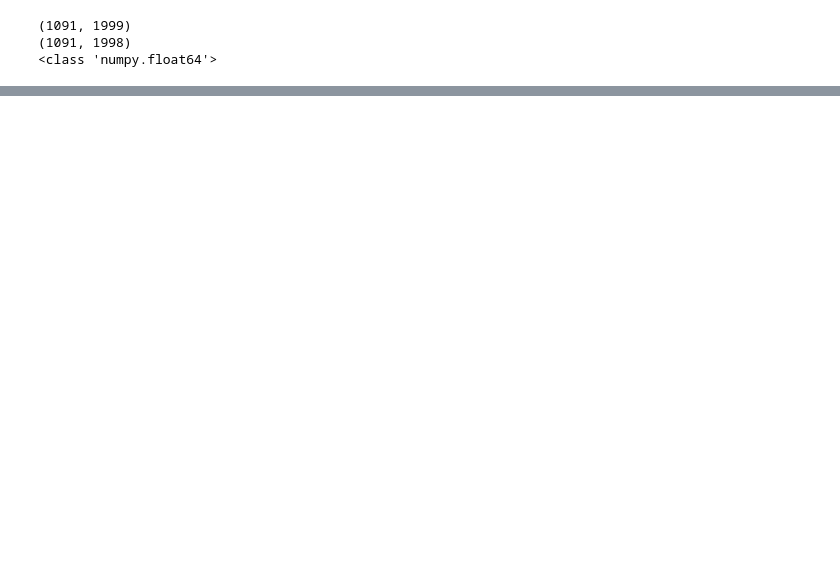
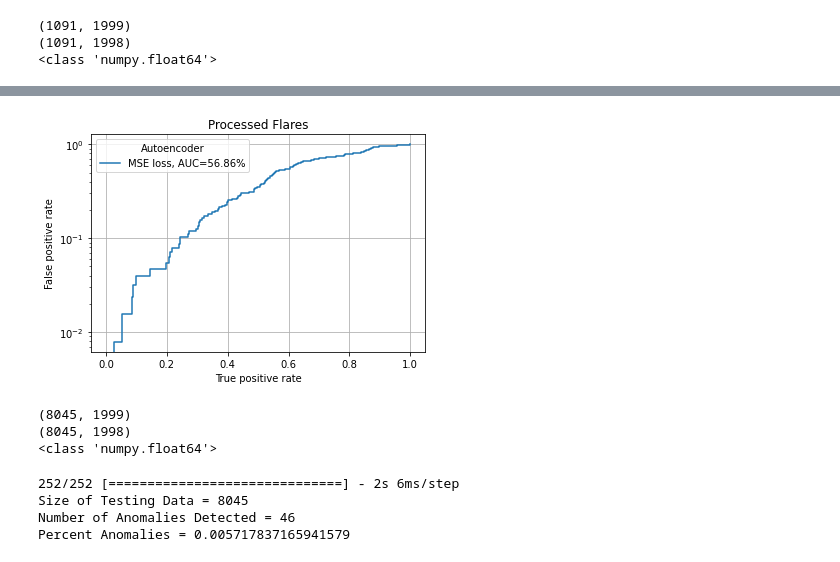
Before and after one commit to avalluvan/SXR-Solar-Flare-Classification, a Jupyter notebook: anomalydetection.ipynb, the cells around one changed output, grey strips where cells are left out. Cells and saved outputs as stored; diff of their text form; code cells hidden in the pictures; blank space fills up the shorter version.

```diff
--- a/anomalydetection.ipynb
+++ b/anomalydetection.ipynb
@@ -281,0 +263,67 @@ for i in anomids:
+# %%
+# ROC and AUC of Processed Flares
+fpr, tpr, thresholds = roc_curve(labelsnorm, reconerror)
+
+plt.figure()
+plt.plot(tpr, fpr, label=f"MSE loss, AUC={auc(fpr, tpr)*100:.2f}%")
+plt.semilogy()
+plt.legend(title="Autoencoder")
+plt.xlabel("True positive rate")
+plt.ylabel("False positive rate")
+plt.grid()
+plt.title("Processed Flares")
+plt.show()
+# %% [output]
+[figure, added]
+# %%
+# Anomaly Detection of Pre-Processed Flares
+norminfo = pd.read_csv('allflares_preprocessed.csv')
+idsnorm = [i for i in norminfo['identifier']]
+peak_count = [int(count) for count in norminfo['peak_count']]
+
+datanorm = []
+labelsnorm = []
+
+for i in idsnorm:
+    tod = pd.read_csv('flares/' + f'{i}' + '.csv')
+    datanorm.append(list(tod['Counts']))
+
+for index in range(len(norminfo)):
+    if str(norminfo['flare_type'][index]) == 'A':
+        labelsnorm.append(0)
+    else:
+        labelsnorm.append(1)
+        continue
+datanorm = pad_sequences(datanorm, padding='post', dtype=float, maxlen=1999)   # the padding is to adjust the shape of the np arrays
+
+datanorm_deriv = [ (datanorm[i][1:] - datanorm[i][:-1]) for i in range(len(datanorm)) ]
+datanorm_deriv = pad_sequences(datanorm_deriv, padding='post', dtype=float)
+print(datanorm.shape)
+print(datanorm_deriv.shape)
+print(type(datanorm_deriv[0,0]))
+# %% [output]
+(8045, 1999)
+(8045, 1998)
+<class 'numpy.float64'>
+# %%
+datanorm_expanded = np.expand_dims(datanorm, axis=-1)
+datanorm_deriv_expanded = np.expand_dims(datanorm_deriv, axis=-1)
+
+# Use the autoencoder to reconstruct the inputs based on model data
+recondata = autoencoder.predict([datanorm_expanded, datanorm_deriv_expanded])
+
+# Compute reconstruction errors
+reconerror = np.mean(np.square(recondata - datanorm) , axis=1)
+
+# Anomaly detection based on reconstruction error
+threshold = (np.mean(reconerror) + (3 * np.std(reconerror)))
+anomalies = reconerror > threshold
+
+print(f'Size of Testing Data = {anomalies.size}')
+print(f'Number of Anomalies Detected = {np.sum(anomalies)}')
+print(f'Percent Anomalies = {(np.sum(anomalies) / anomalies.size)}')
+# %% [output]
+252/252 [==============================] - 2s 6ms/step
+Size of Testing Data = 8045
+Number of Anomalies Detected = 46
+Percent Anomalies = 0.005717837165941579
```
Also changed, not shown: parts of 13 cells of this notebook.
